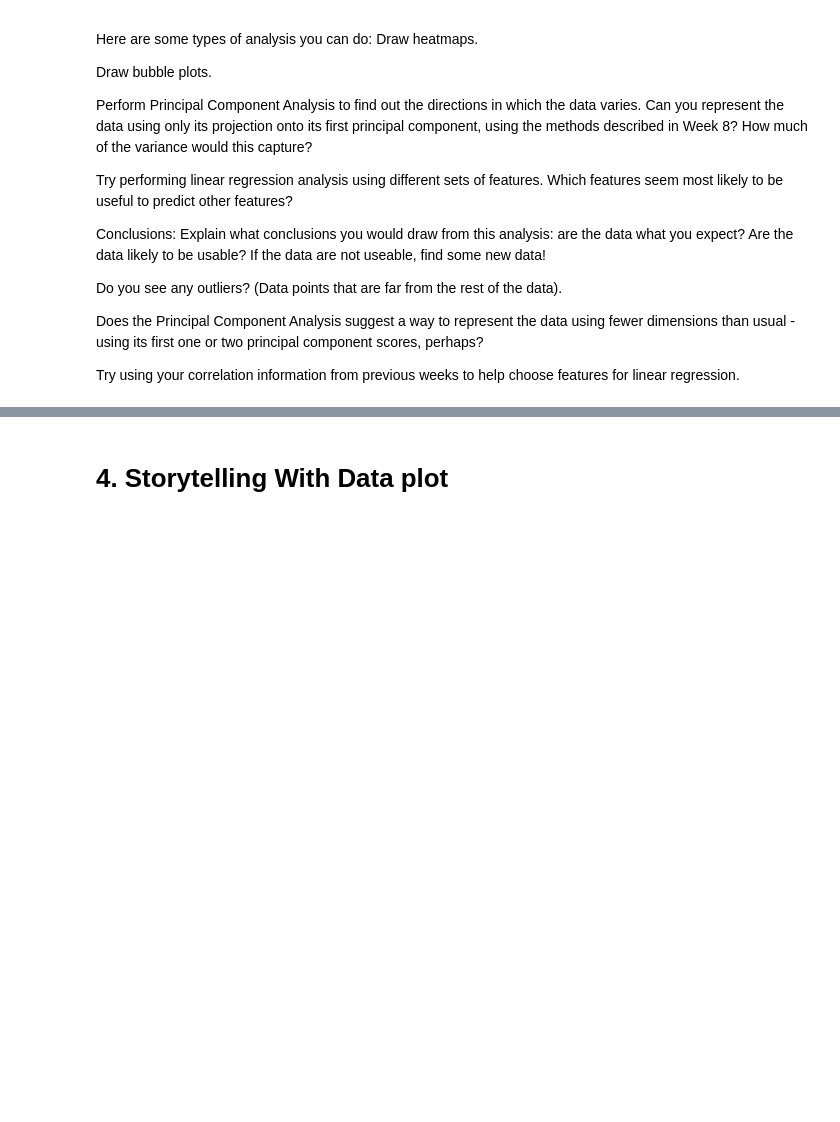
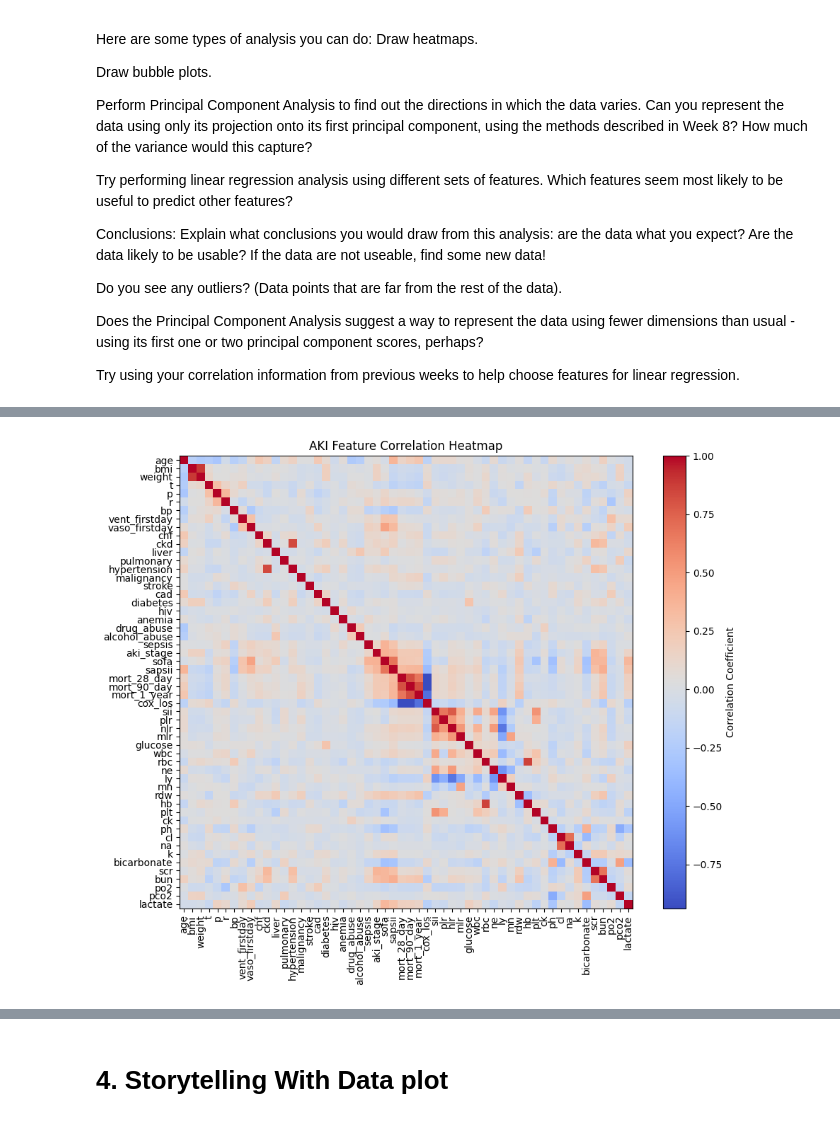
Before and after one commit to Smi7hey13/ModBSem2Sum, a Jupyter notebook: Week9.ipynb, the cells around one changed output, grey strips where cells are left out. Saved outputs shown, nothing was run; the diff lists cells and outputs as text; code cells hidden in the pictures; blank space fills up the shorter version.

```diff
--- a/Week9.ipynb
+++ b/Week9.ipynb
@@ -75,0 +147,3 @@ Try using your correlation information from previous weeks to help choose featur
+# %%
+aki_df = pd.read_csv("(AKI)-MIMIC_Subset.csv")
+aki_df.head()
@@ -75,0 +158,17 @@ Try using your correlation information from previous weeks to help choose featur
+# %%
+numeric_aki = aki_df.select_dtypes(include=np.number)
+
+# Correlation matrix
+corr_aki = numeric_aki.corr()
+
+# Heatmap
+plt.figure(figsize=(10, 8))
+plt.imshow(corr_aki, cmap='coolwarm', interpolation='none')
+plt.colorbar(label='Correlation Coefficient')
+plt.xticks(range(len(corr_aki)), corr_aki.columns, rotation=90)
+plt.yticks(range(len(corr_aki)), corr_aki.columns)
+plt.title('AKI Feature Correlation Heatmap')
+plt.tight_layout()
+plt.show()
+# %% [output]
+[figure, added]
```
Also changed, not shown: parts of 19 cells of this notebook.
